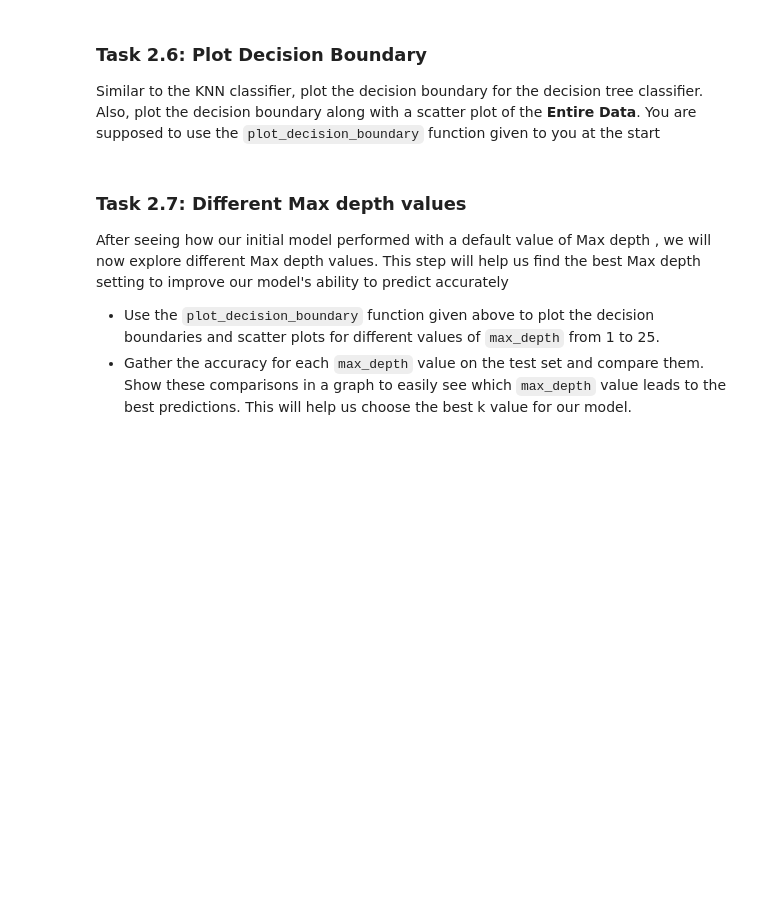
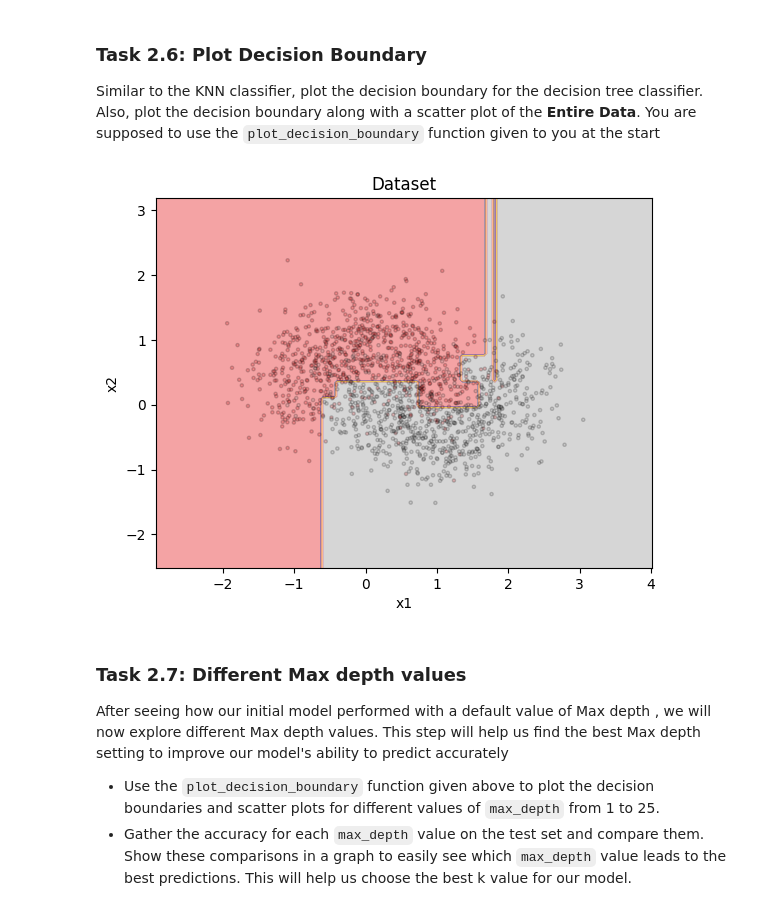
Before and after one commit to 26100226/CS331-PA2, a Jupyter notebook: Group-54_S2_PA2.ipynb, the cells around one changed output. Drawn from its saved outputs; the diff is of its cells as text; code cells hidden in the pictures; blank space fills up the shorter version.

```diff
--- a/Group-54_S2_PA2.ipynb
+++ b/Group-54_S2_PA2.ipynb
@@ -917,6 +1060,9 @@ plt.show()
 Similar to the KNN classifier, plot the decision boundary for the decision tree classifier. Also, plot the decision boundary along with a scatter plot of the **Entire Data**. You are supposed to use the `plot_decision_boundary` function given to you at the start
 # %%
 # TODO: Plot the decision boundary on the training set
+plot_decision_boundary(dt,np.array(X_train),np.array(y_train))
+# %% [output]
+[figure, added]
 # %% [markdown]
 ### Task 2.7: Different Max depth values
 
```
Also changed, not shown: parts of 11 cells of this notebook.
